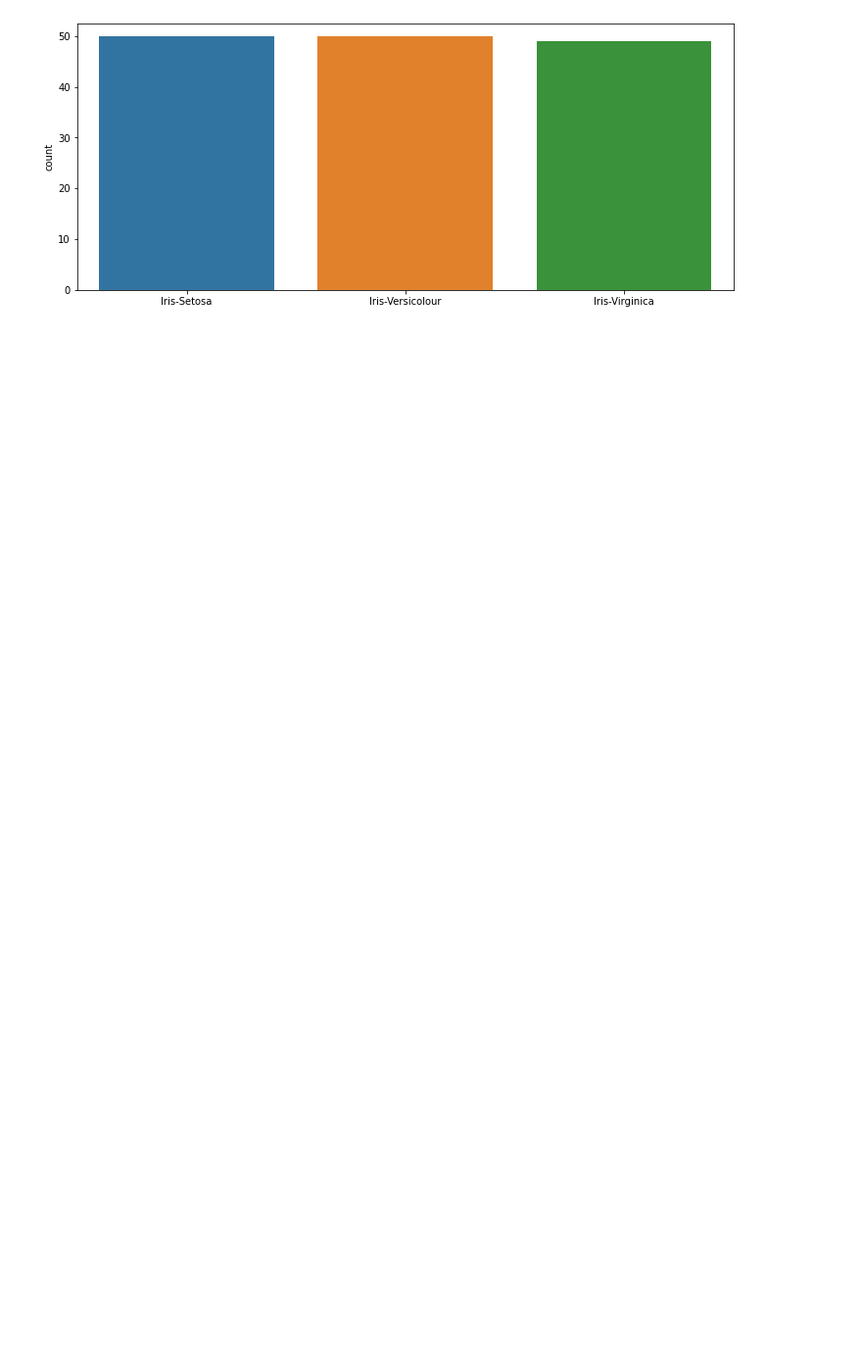
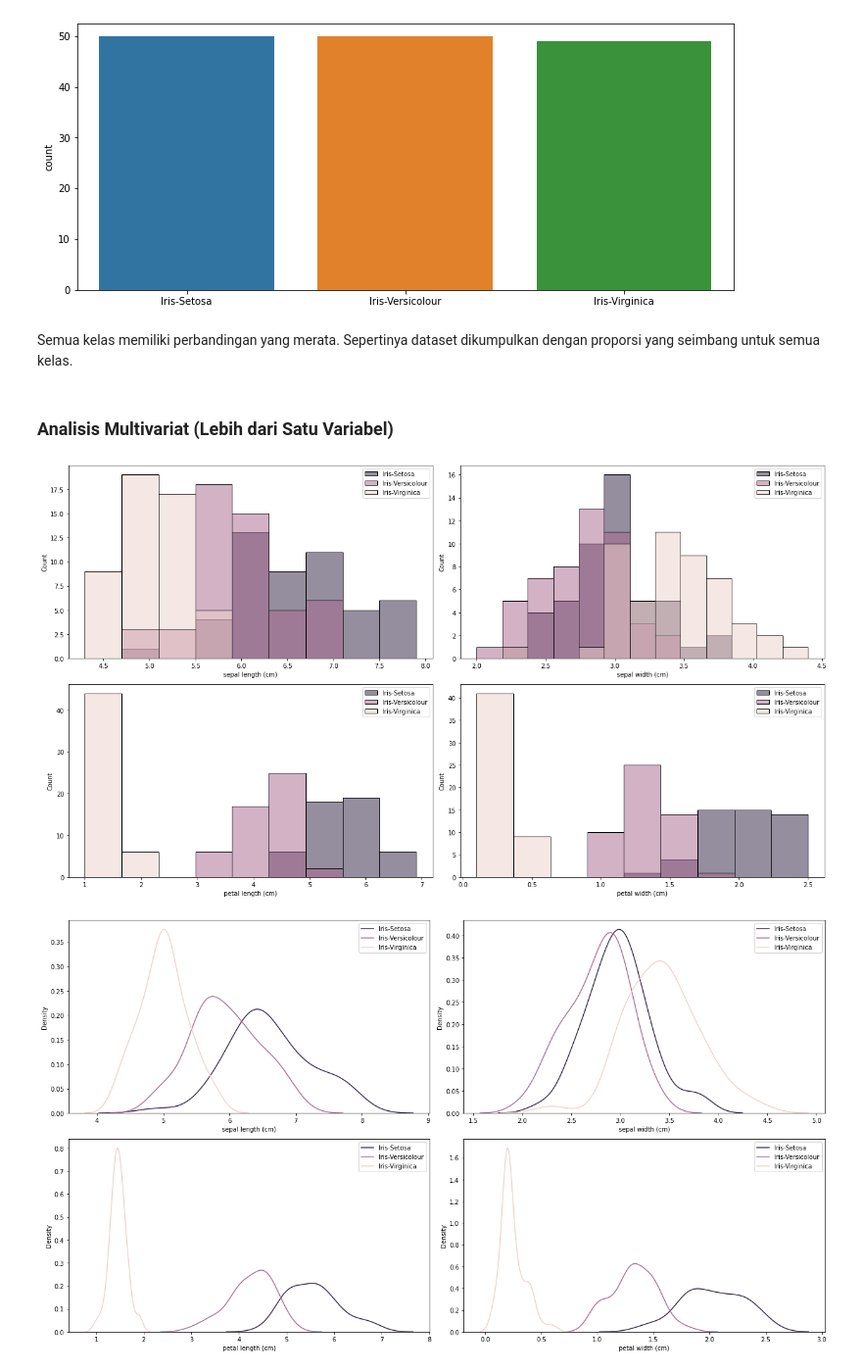
Before and after one commit to dendihandian/data-portfolio, a Jupyter notebook: sklearn-iris/analisis-dataset-iris.ipynb, the cells around one changed output. Shown at 98% size. Saved outputs shown, nothing was run; the diff lists cells and outputs as text; code cells hidden in the pictures; blank space fills up the shorter version.

Commit message:
add multivariate analysis

```diff
--- a/sklearn-iris/analisis-dataset-iris.ipynb
+++ b/sklearn-iris/analisis-dataset-iris.ipynb
@@ -168,3 +169,31 @@ plt.xlabel('')
 plt.show();
 # %% [output]
 [figure]
+# %% [markdown]
+Semua kelas memiliki perbandingan yang merata. Sepertinya dataset dikumpulkan dengan proporsi yang seimbang untuk semua kelas.
+# %% [markdown]
+### Analisis Multivariat (Lebih dari Satu Variabel)
+# %%
+predictor_columns = iris.loc[:, ~iris.columns.isin(['target'])].columns.to_list()
+
+# histogram
+plt.figure(figsize=(18, 10))
+for index in range(0, len(predictor_columns)):
+    plt.subplot(len(predictor_columns)/2, len(predictor_columns)/2, index+1)
+    sns.histplot(x=iris[predictor_columns[index]], color='teal', hue='target', legend=False, data=iris)
+    plt.legend(title='', loc='upper right', labels=list(class_map.values()))
+    plt.tight_layout()
+plt.show();
+
+# kdeplot
+# TODO: add vertical line at the center of each plot
+plt.figure(figsize=(18, 10))
+for index in range(0, len(predictor_columns)):
+    plt.subplot(len(predictor_columns)/2, len(predictor_columns)/2, index+1)
+    sns.kdeplot(x=iris[predictor_columns[index]], color='teal', hue='target',  legend=False, data=iris)
+    plt.legend(title='', loc='upper right', labels=list(class_map.values()))
+    plt.tight_layout()
+plt.show();
+# %% [output]
+[figure, added]
+[figure, added]
```
Also changed, not shown: parts of 5 cells of this notebook.
